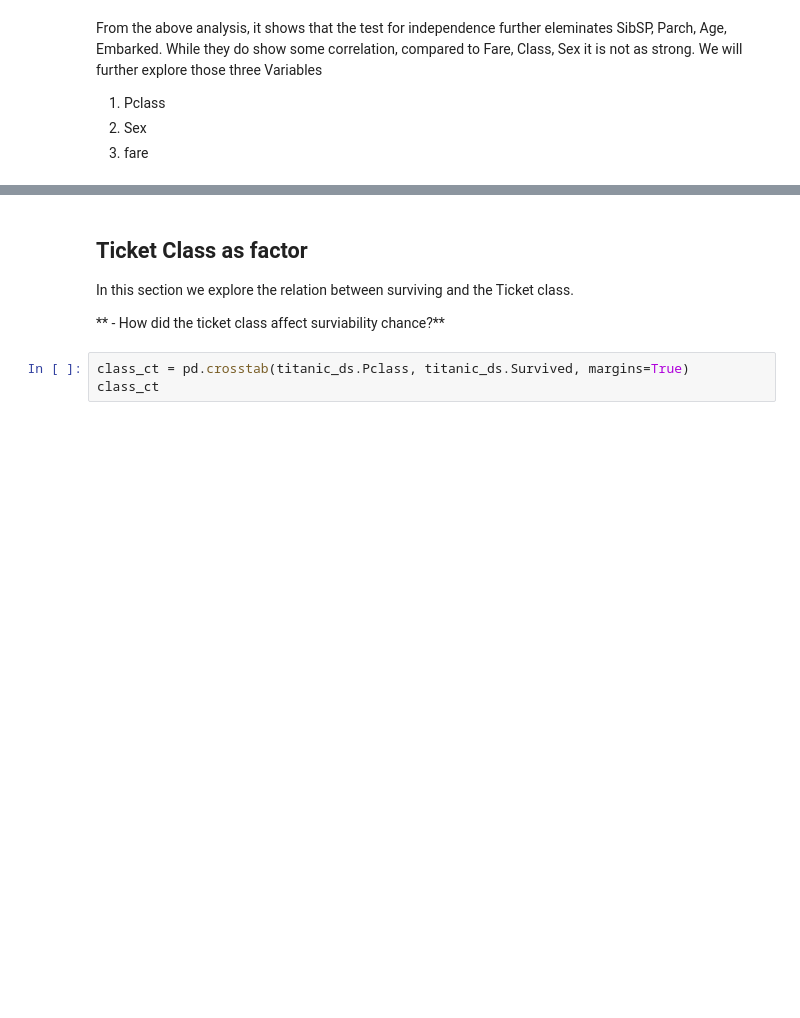
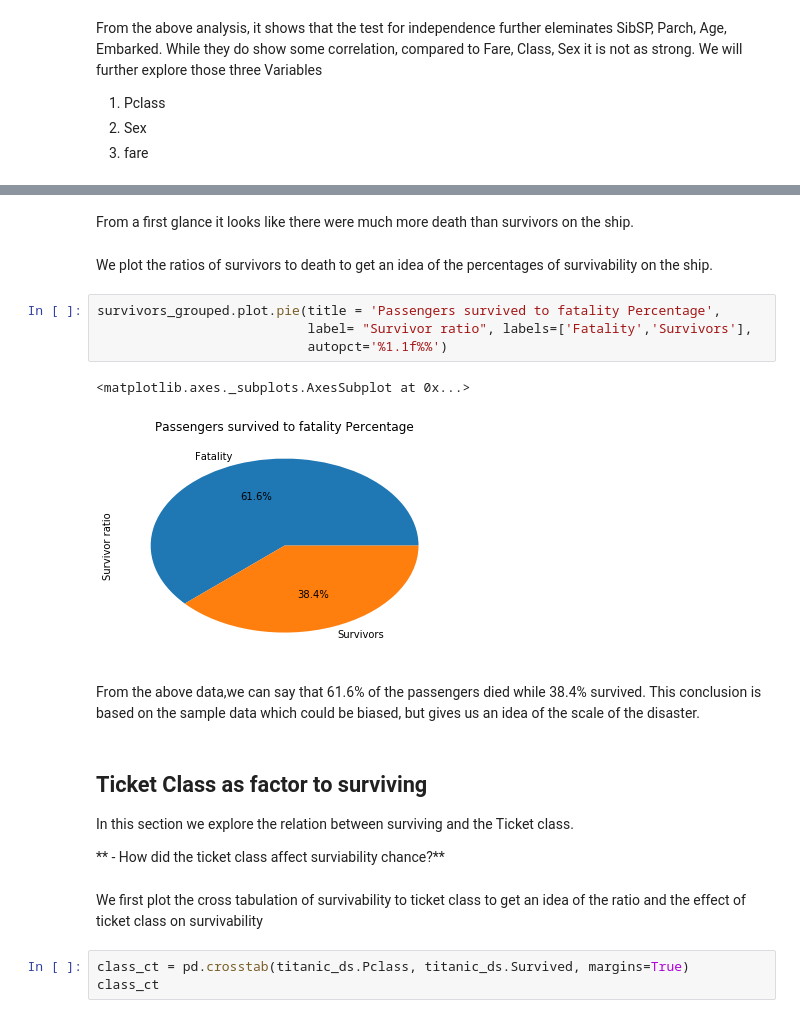
Before and after one commit to hassanhabbak/data_analysis, a Jupyter notebook: TitanicDataAnalysis/Titanic Data Analysis.ipynb, the cells around one changed output, grey strips where cells are left out. Cells and saved outputs as stored; diff of their text form; blank space fills up the shorter version.

Commit message:
First revision

```diff
--- a/TitanicDataAnalysis/Titanic Data Analysis.ipynb
+++ b/TitanicDataAnalysis/Titanic Data Analysis.ipynb
@@ -152,9 +203,24 @@ From the above analysis, it shows that the test for independence further elemina
+# %% [markdown]
+From a first glance it looks like there were much more death than survivors on the ship.
+# %% [markdown]
+We plot the ratios of survivors to death to get an idea of the percentages of survivability on the ship.
+# %%
+survivors_grouped.plot.pie(title = 'Passengers survived to fatality Percentage',
+                           label= "Survivor ratio", labels=['Fatality','Survivors'],
+                           autopct='%1.1f%%')
+# %% [output]
+<matplotlib.axes._subplots.AxesSubplot at 0x...>
+[figure, added]
+# %% [markdown]
+From the above data,we can say that 61.6% of the passengers died while 38.4% survived. This conclusion is based on the sample data which could be biased, but gives us an idea of the scale of the disaster.
 # %% [markdown]
-## Ticket Class as factor
+## Ticket Class as factor  to surviving
 
 In this section we explore the relation between surviving and the Ticket class.
 
 ** - How did the ticket class affect surviability chance?**
+# %% [markdown]
+We first plot the cross tabulation of survivability to ticket class to get an idea of the ratio and the effect of ticket class on survivability
 # %%
 class_ct = pd.crosstab(titanic_ds.Pclass, titanic_ds.Survived, margins=True)
 class_ct
```
Also changed, not shown: parts of 26 cells of this notebook.
